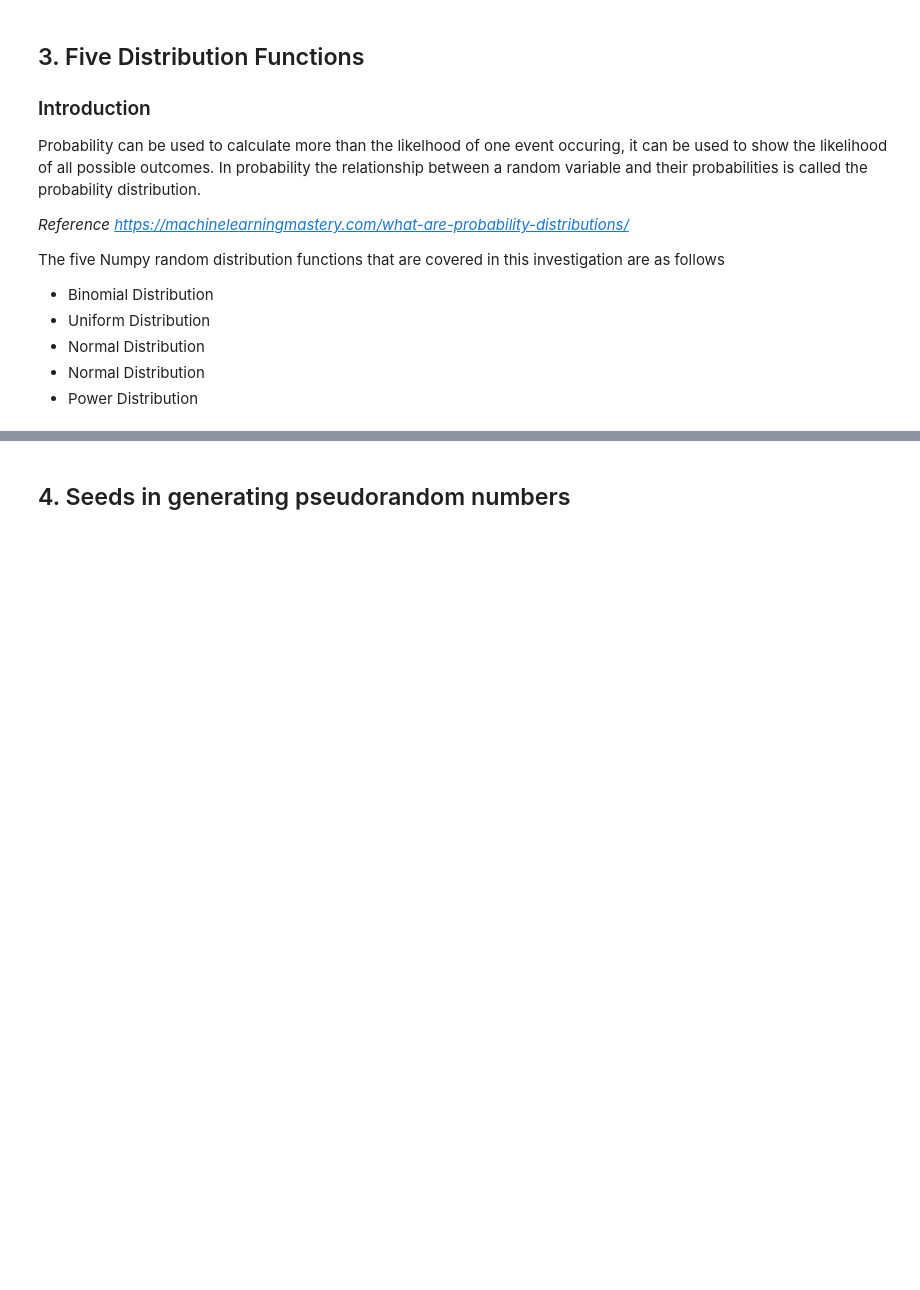
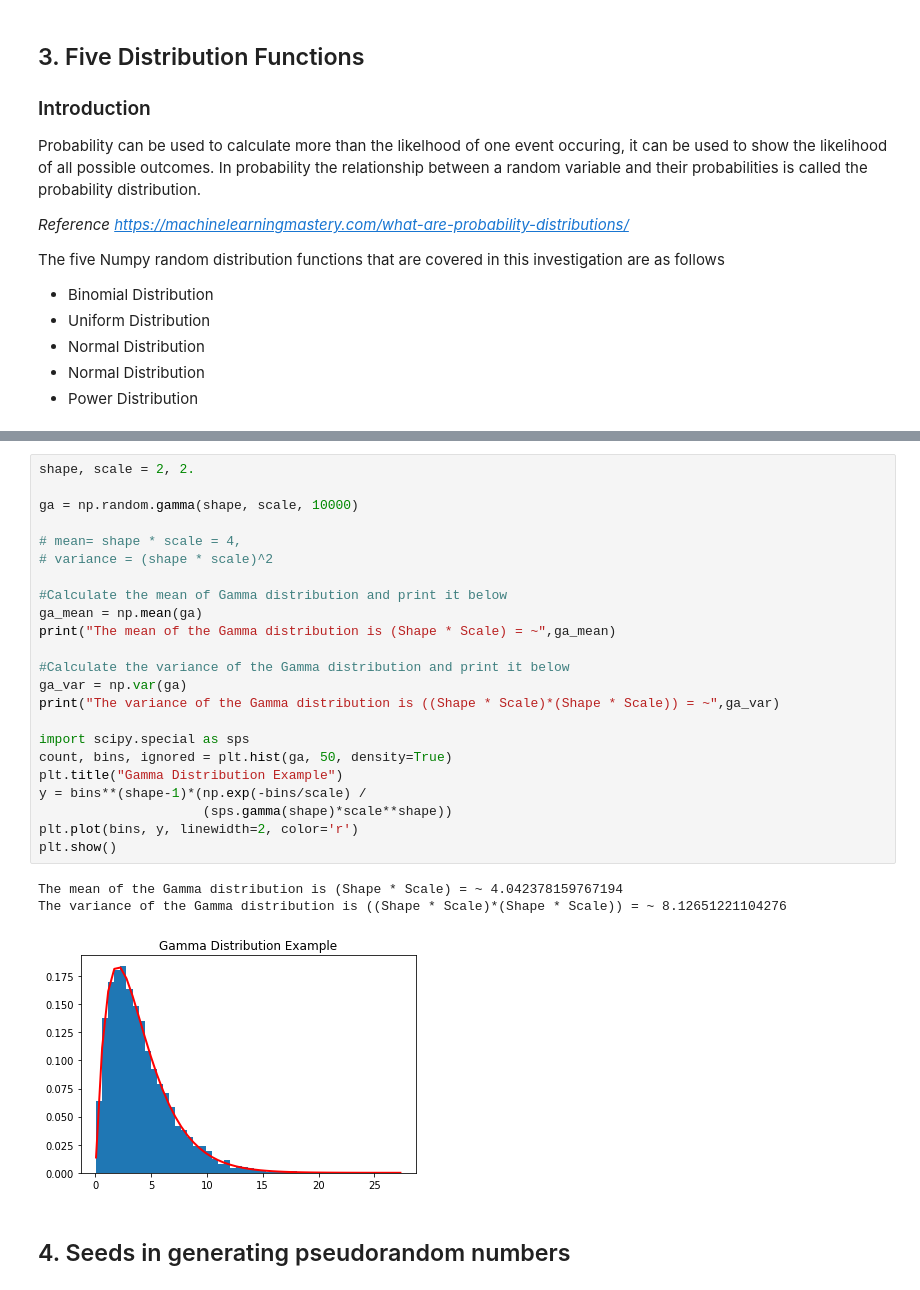
Before and after one commit to moranneil/Programming-For-Data-Analysis-Assignment-2019, a Jupyter notebook: NumpyRandom.ipynb, the cells around one changed output, grey strips where cells are left out. Cells and saved outputs as stored; diff of their text form; blank space fills up the shorter version.

```diff
--- a/NumpyRandom.ipynb
+++ b/NumpyRandom.ipynb
@@ -590,3 +612,30 @@ plt.show()
+# %%
+shape, scale = 2, 2.
+
+ga = np.random.gamma(shape, scale, 10000)
+
+# mean= shape * scale = 4,
+# variance = (shape * scale)^2
+
+#Calculate the mean of Gamma distribution and print it below
+ga_mean = np.mean(ga)
+print("The mean of the Gamma distribution is (Shape * Scale) = ~",ga_mean)
+
+#Calculate the variance of the Gamma distribution and print it below
+ga_var = np.var(ga)
+print("The variance of the Gamma distribution is ((Shape * Scale)*(Shape * Scale)) = ~",ga_var)
+
+import scipy.special as sps
+count, bins, ignored = plt.hist(ga, 50, density=True)
+plt.title("Gamma Distribution Example")
+y = bins**(shape-1)*(np.exp(-bins/scale) /
+                     (sps.gamma(shape)*scale**shape))
+plt.plot(bins, y, linewidth=2, color='r')
+plt.show()
+# %% [output]
+The mean of the Gamma distribution is (Shape * Scale) = ~ 4.042378159767194
+The variance of the Gamma distribution is ((Shape * Scale)*(Shape * Scale)) = ~ 8.12651221104276
+[figure, added]
 # %% [markdown]
 ## 4. Seeds in generating pseudorandom numbers
 # %% [markdown]
```
Also changed, not shown: parts of 26 cells of this notebook.
